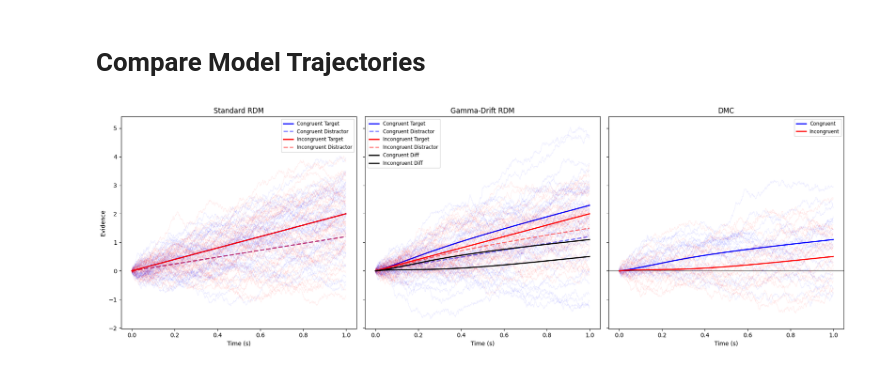
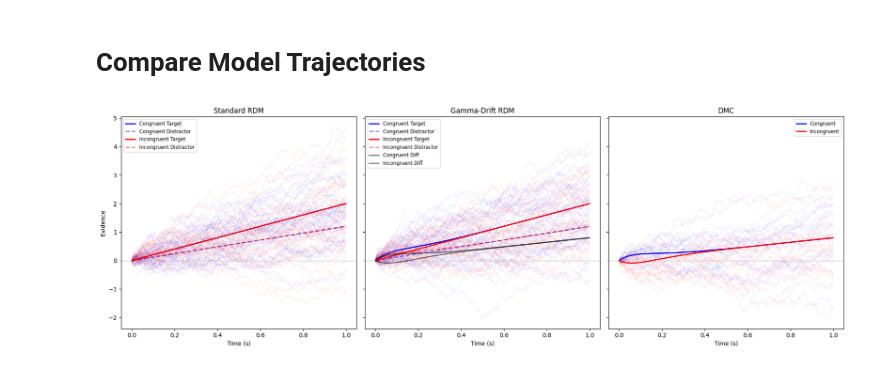
Before and after one commit to maltelueken/neural-race-model-estimation, a Jupyter notebook: notebooks/plot_model_trajectories.ipynb, the cells around one changed output. Drawn from its saved outputs; the diff is of its cells as text; code cells hidden in the pictures.

```diff
--- a/notebooks/plot_model_trajectories.ipynb
+++ b/notebooks/plot_model_trajectories.ipynb
@@ -14,7 +16,7 @@ color_dict = {
 # %%
 dt = 0.001
 T = 1
-time = np.arange(0, T, dt)
+time = np.arange(dt, T, dt)
 
 def get_gamma_drift(t, A, alpha, tau):
     return A * gamma.pdf(t, a=alpha, scale=tau)
@@ -37,14 +39,14 @@ def simulate_rdm_trajectory(v_true, v_false, sigma_true, sigma_false=1.0, n_sims
     return exp_true, exp_false, sim_true, sim_false
 # %%
 def simulate_rdmc_trajectory(v_true, v_false, sigma_true, A, alpha, tau, sigma_false=1.0, n_sims=10):
-    gamma_curve = get_gamma_drift(time, A, alpha, tau)
+    gamma_curve = scaled_gamma_density_derivative(time, np.abs(A), tau, alpha)
 
     if A > 0.0:
         exp_true = np.cumsum((np.full_like(time, v_true) + gamma_curve) * dt)
         exp_false = np.cumsum(np.full_like(time, v_false) * dt)
     else:
         exp_true = np.cumsum(np.full_like(time, v_true) * dt)
-        exp_false = np.cumsum((np.full_like(time, v_false) + np.abs(gamma_curve)) * dt)
+        exp_false = np.cumsum((np.full_like(time, v_false) + gamma_curve) * dt)
 
     # Simulations
     sim_true = np.zeros((n_sims, len(time)))
@@ -60,7 +62,7 @@ def simulate_rdmc_trajectory(v_true, v_false, sigma_true, A, alpha, tau, sigma_f
     return exp_true, exp_false, sim_true, sim_false
 # %%
 def simulate_dmc_trajectory(v_diff, A, alpha, tau, sigma=1.0, n_sims=10):
-    gamma_pulse = get_gamma_drift(time, A, alpha, tau)
+    gamma_pulse = scaled_gamma_density_derivative(time, A, tau, alpha)
 
     # Congruent: Target + Pulse
     drift_cong = v_diff + gamma_pulse
@@ -102,9 +104,9 @@ exp_rdm_inc_true, exp_rdm_inc_false, sim_rdm_inc_true, sim_rdm_inc_false = simul
 
 # 2. Parameters
 # Gamma parameters
-A = 0.3
+A = 0.15
 alpha = 2.0
-tau = 0.15
+tau = 0.09
 
 # Gamma RDM
 exp_rdmc_cong_true, exp_rdmc_cong_false, sim_rdmc_cong_true, sim_rdmc_cong_false = simulate_rdmc_trajectory(
@@ -136,6 +138,7 @@ ax = axes[0]
 ax.set_title("Standard RDM")
 ax.set_xlabel("Time (s)")
 ax.set_ylabel("Evidence")
+ax.axhline(0, color='k', lw=0.5)
 # Congruent
 ax.plot(time, exp_rdm_cong_true, 'b-', lw=2, label='Congruent Target')
 ax.plot(time, exp_rdm_cong_false, 'b--', lw=2, alpha=0.5, label='Congruent Distractor')
@@ -152,35 +155,36 @@ ax.legend(fontsize='small')
 ax = axes[1]
 ax.set_title("Gamma-Drift RDM")
 ax.set_xlabel("Time (s)")
+ax.axhline(0, color='k', lw=0.5)
 # Congruent
 ax.plot(time, exp_rdmc_cong_true, 'b-', lw=2, label='Congruent Target')
 ax.plot(time, exp_rdmc_cong_false, 'b--', lw=2, alpha=0.5, label='Congruent Distractor')
 plot_sims(ax, time, sim_rdmc_cong_true, 'b')
 plot_sims(ax, time, sim_rdmc_cong_false, 'b')
 # Incongruent
 ax.plot(time, exp_rdmc_inc_true, 'r-', lw=2, label='Incongruent Target')
 ax.plot(time, exp_rdmc_inc_false, 'r--', lw=2, alpha=0.5, label='Incongruent Distractor')
 plot_sims(ax, time, sim_rdmc_inc_true, 'r')
 plot_sims(ax, time, sim_rdmc_inc_false, 'r')
 # Difference
-ax.plot(time, exp_rdmc_cong_true - exp_rdmc_cong_false, 'black', lw=2, label='Congruent Diff')
-ax.plot(time, exp_rdmc_inc_true - exp_rdmc_inc_false, 'black', lw=2, label='Incongruent Diff')
+ax.plot(time, exp_rdmc_cong_true - exp_rdmc_cong_false, 'black', lw=2, alpha=0.5, label='Congruent Diff')
+ax.plot(time, exp_rdmc_inc_true - exp_rdmc_inc_false, 'black', lw=2, alpha=0.5, label='Incongruent Diff')
 ax.legend(fontsize='small')
 
 # Plot 3: DMC
 ax = axes[2]
 ax.set_title("DMC")
 ax.set_xlabel("Time (s)")
 ax.axhline(0, color='k', lw=0.5)
 # Congruent
 ax.plot(time, exp_dmc_c, 'b-', lw=2, label='Congruent')
 plot_sims(ax, time, sim_dmc_c, 'b')
 # Incongruent
 ax.plot(time, exp_dmc_i, 'r-', lw=2, label='Incongruent')
 plot_sims(ax, time, sim_dmc_i, 'r')
 ax.legend(fontsize='small')
 
 plt.tight_layout()
 plt.savefig('model_trajectories.png', dpi=300)
 # %% [output]
-[figure, old version]
+[figure, new version]
```
Also changed, not shown: parts of 1 cell of this notebook.
